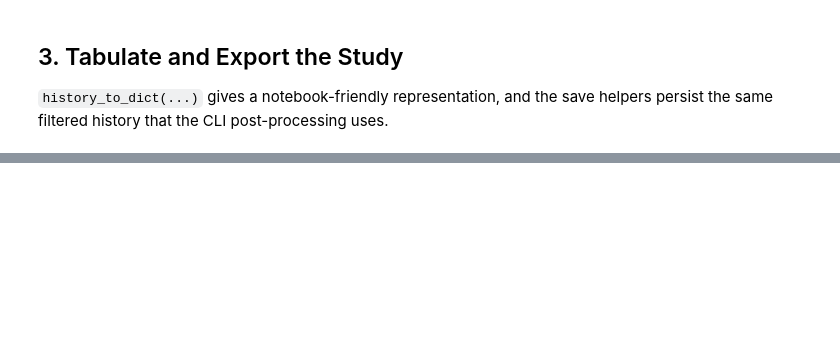
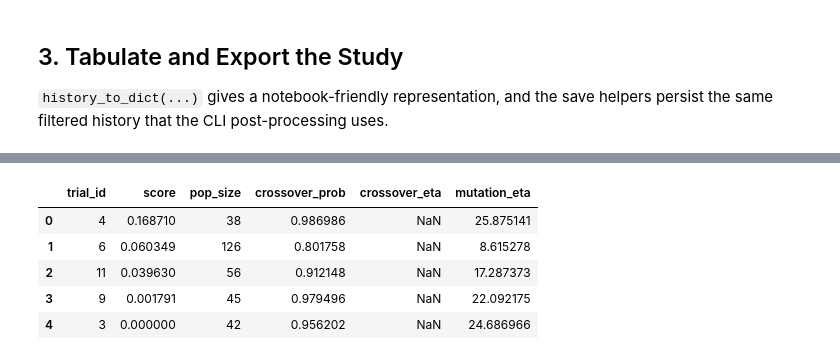
Before and after one commit to NicolasRodriguezUribe/VAMOS, a Jupyter notebook: notebooks/2_advanced/21_programmatic_tuning.ipynb, the cells around one changed output, grey strips where cells are left out. Saved outputs shown, nothing was run; the diff lists cells and outputs as text; code cells hidden in the pictures; blank space fills up the shorter version.

```diff
--- a/notebooks/2_advanced/21_programmatic_tuning.ipynb
+++ b/notebooks/2_advanced/21_programmatic_tuning.ipynb
@@ -122,0 +195,11 @@ plt.show()
+# %%
+top_slice = analysis_df.sort_values('score', ascending=False).head(5).reset_index(drop=True)
+display_cols = ['trial_id', 'score', 'pop_size', 'crossover_prob', 'crossover_eta', 'mutation_eta']
+top_slice[display_cols]
+# %% [output]
+|  | trial_id | score | pop_size | crossover_prob | crossover_eta | mutation_eta |
+| 0 | 4 | 0.168710 | 38 | 0.986986 | NaN | 25.875141 |
+| 1 | 6 | 0.060349 | 126 | 0.801758 | NaN | 8.615278 |
+| 2 | 11 | 0.039630 | 56 | 0.912148 | NaN | 17.287373 |
+| 3 | 9 | 0.001791 | 45 | 0.979496 | NaN | 22.092175 |
+| 4 | 3 | 0.000000 | 42 | 0.956202 | NaN | 24.686966 |
```
Also changed, not shown: parts of 11 cells of this notebook, 4 other files.
